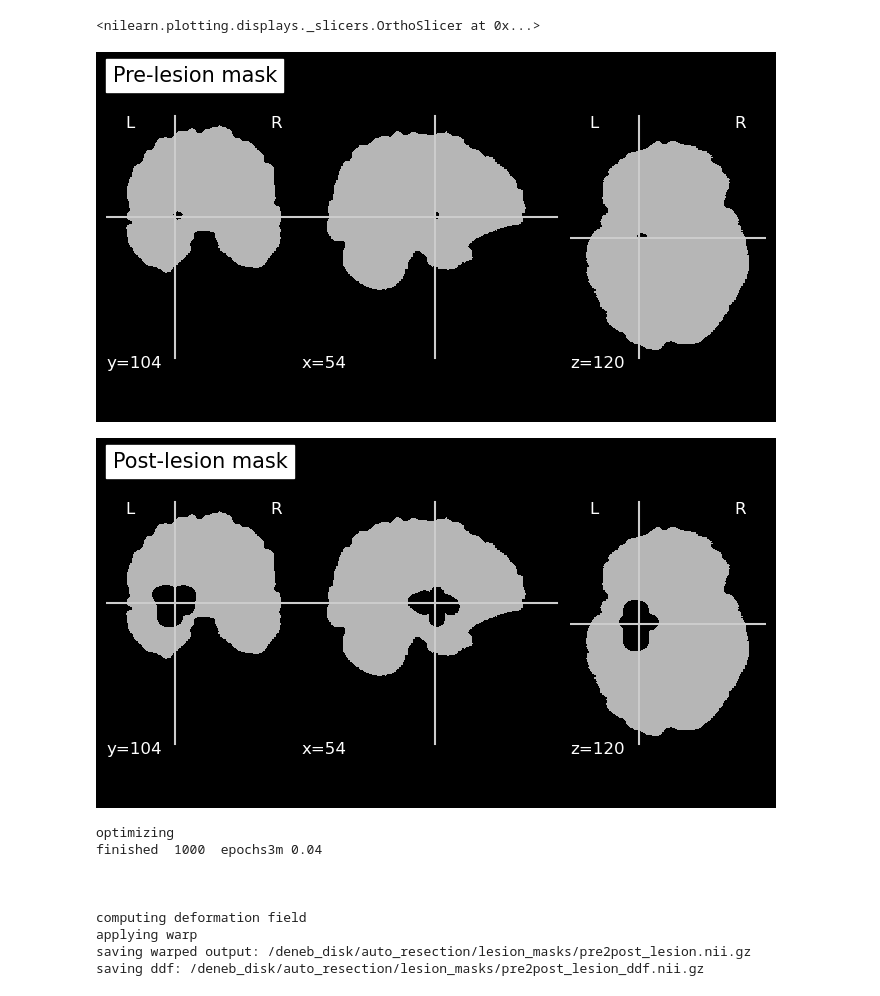
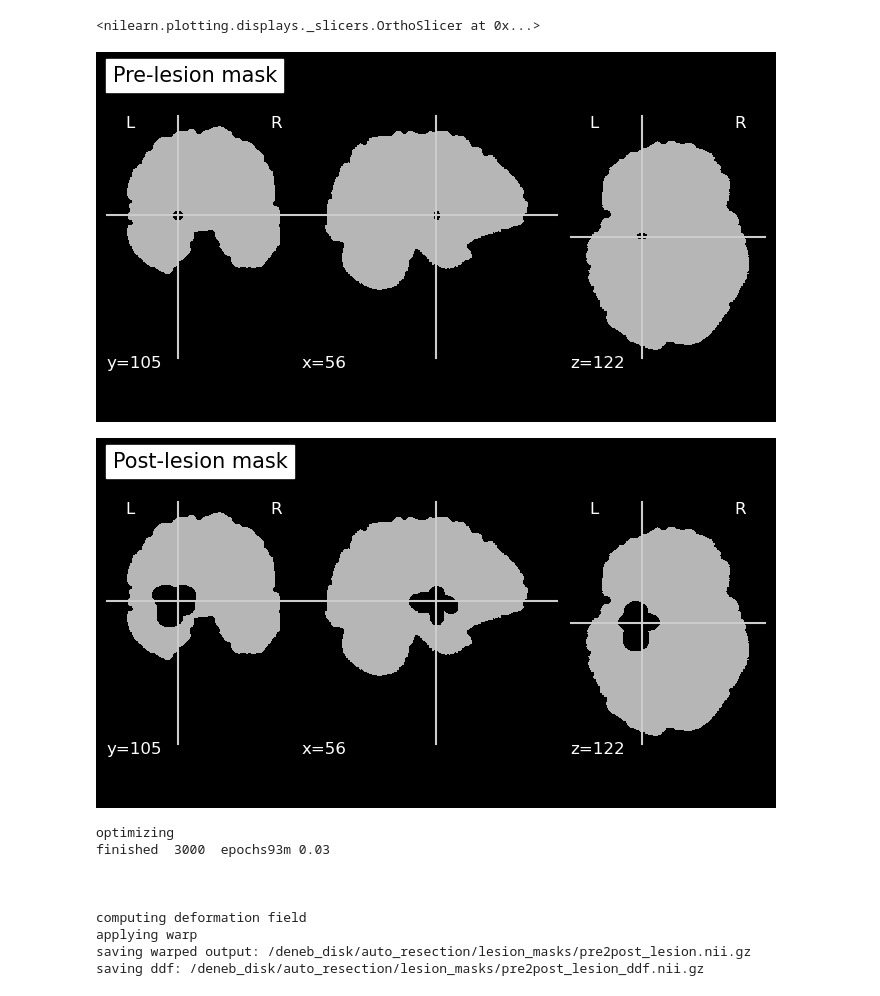
Before and after one commit to ajoshiusc/auto_resection_mask, a Jupyter notebook: synthetic_lesion/main_make_lesion.ipynb, the cells around one changed output. Cells and saved outputs as stored; diff of their text form; code cells hidden in the pictures.

```diff
--- a/synthetic_lesion/main_make_lesion.ipynb
+++ b/synthetic_lesion/main_make_lesion.ipynb
@@ -1,17 +1,17 @@
 # %%
 from nilearn.plotting import plot_anat
 
 
 pre_lesion = '/deneb_disk/auto_resection/lesion_masks/lesion_init.mask.nii.gz'
 post_lesion = '/deneb_disk/auto_resection/lesion_masks/lesion11.mask.nii.gz'
 
-cross_hair = (54, 104, 120)
+cross_hair = (56, 105, 122)
 plot_anat(pre_lesion, title='Pre-lesion mask', cut_coords=cross_hair)
 plot_anat(post_lesion, title='Post-lesion mask', cut_coords=cross_hair)
 # %% [output]
 <nilearn.plotting.displays._slicers.OrthoSlicer at 0x...>
-[figure, old version]
+[figure, new version]
-[figure, old version]
+[figure, new version]
 # %%
 
 from warper import Warper
@@ -28,12 +28,12 @@ nonlin_reg.nonlinear_reg(
     reg_penalty=3,
     nn_input_size=64,
     lr=1e-3,
-    max_epochs=1000,
+    max_epochs=3000,
     loss="mse",
     jacobian_determinant_file=jac_file)
 # %% [output]
 optimizing
-finished  1000  epochs3m 0.04
+finished  3000  epochs93m 0.03
 
 
 
```
Also changed, not shown: parts of 2 cells of this notebook, 6 other files.
